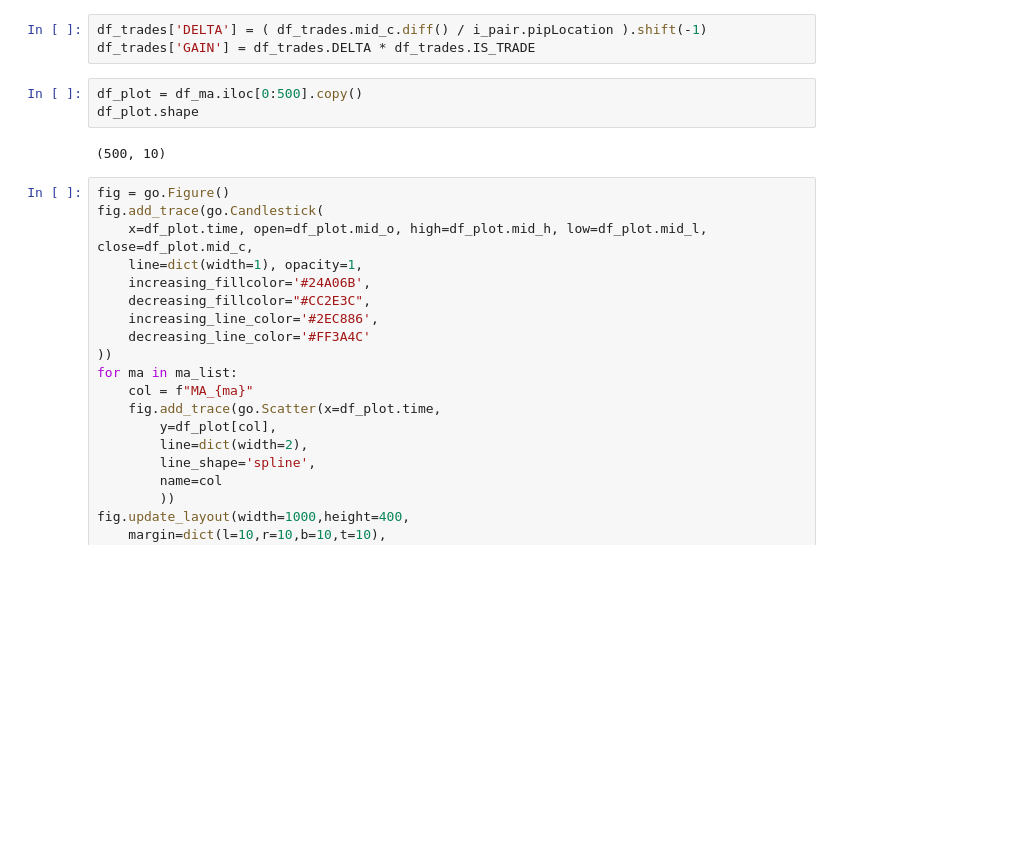
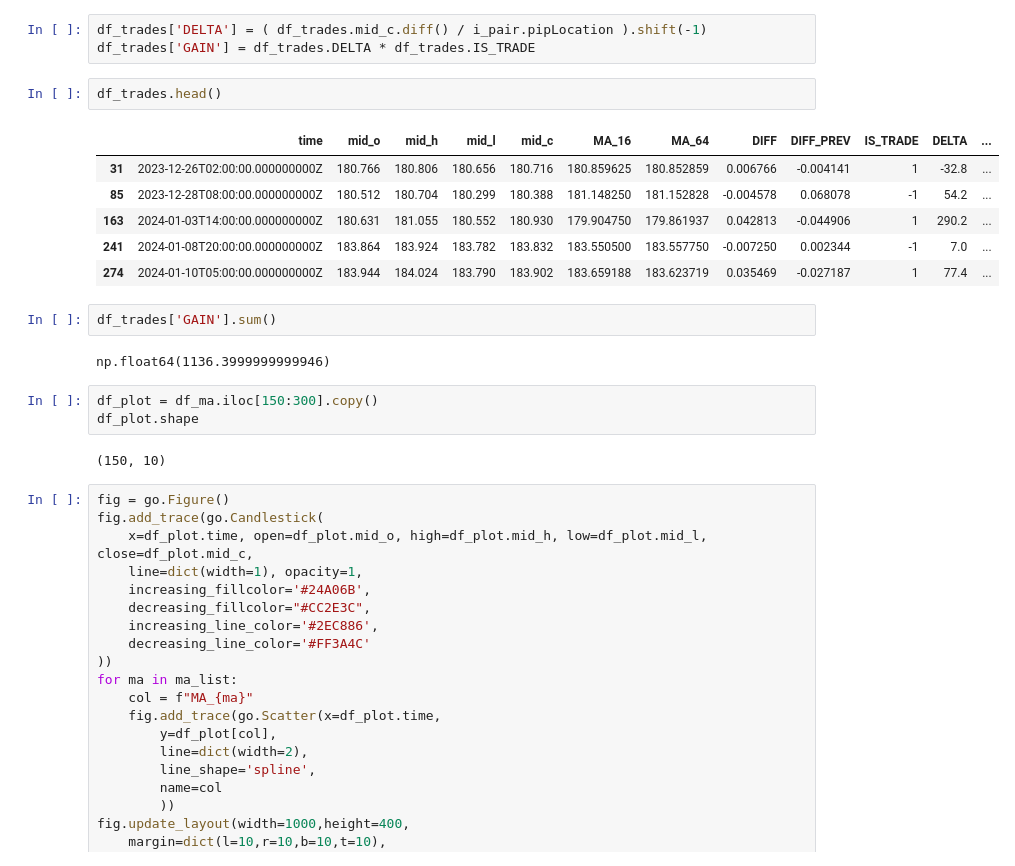
Before and after one commit to Viajante80/Forex, a Jupyter notebook: Notebooks/08_candle_plot_ma_cross_test.ipynb, the cells around one changed output. Saved outputs shown, nothing was run; the diff lists cells and outputs as text; blank space fills up the shorter version.

```diff
--- a/Notebooks/08_candle_plot_ma_cross_test.ipynb
+++ b/Notebooks/08_candle_plot_ma_cross_test.ipynb
@@ -56,11 +63,24 @@ df_trades.head()
 # %%
 df_trades['DELTA'] = ( df_trades.mid_c.diff() / i_pair.pipLocation ).shift(-1)
 df_trades['GAIN'] = df_trades.DELTA * df_trades.IS_TRADE
+# %%
+df_trades.head()
+# %% [output]
+|  | time | mid_o | mid_h | mid_l | mid_c | MA_16 | MA_64 | DIFF | DIFF_PREV | IS_TRADE | DELTA | ... |
+| 31 | 2023-12-26T02:00:00.000000000Z | 180.766 | 180.806 | 180.656 | 180.716 | 180.859625 | 180.852859 | 0.006766 | -0.004141 | 1 | -32.8 | ... |
+| 85 | 2023-12-28T08:00:00.000000000Z | 180.512 | 180.704 | 180.299 | 180.388 | 181.148250 | 181.152828 | -0.004578 | 0.068078 | -1 | 54.2 | ... |
+| 163 | 2024-01-03T14:00:00.000000000Z | 180.631 | 181.055 | 180.552 | 180.930 | 179.904750 | 179.861937 | 0.042813 | -0.044906 | 1 | 290.2 | ... |
+| 241 | 2024-01-08T20:00:00.000000000Z | 183.864 | 183.924 | 183.782 | 183.832 | 183.550500 | 183.557750 | -0.007250 | 0.002344 | -1 | 7.0 | ... |
+| 274 | 2024-01-10T05:00:00.000000000Z | 183.944 | 184.024 | 183.790 | 183.902 | 183.659188 | 183.623719 | 0.035469 | -0.027187 | 1 | 77.4 | ... |
+# %%
+df_trades['GAIN'].sum()
+# %% [output]
+np.float64(1136.3999999999946)
 # %%
-df_plot = df_ma.iloc[0:500].copy()
+df_plot = df_ma.iloc[150:300].copy()
 df_plot.shape
 # %% [output]
-(500, 10)
+(150, 10)
 # %%
 fig = go.Figure()
 fig.add_trace(go.Candlestick(
```
Also changed, not shown: parts of 7 cells of this notebook, 14 other files.
